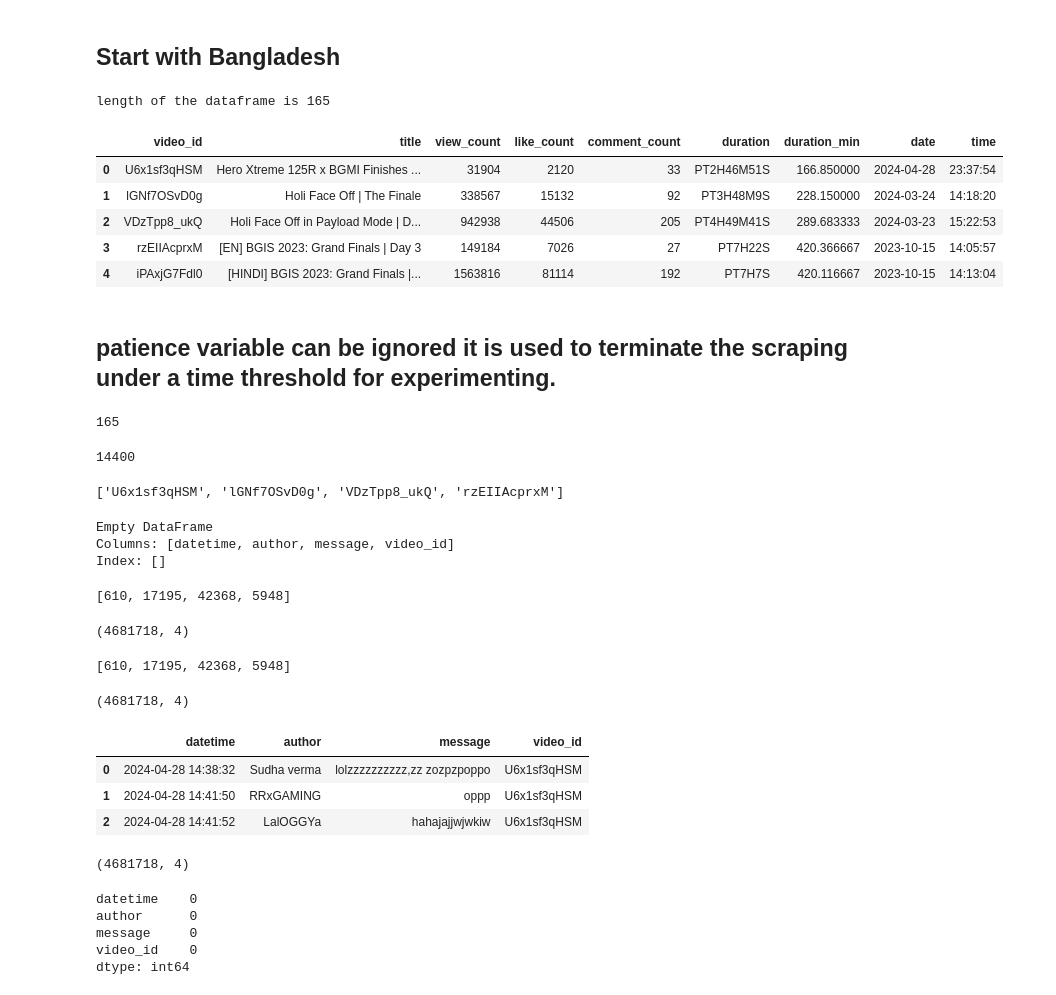
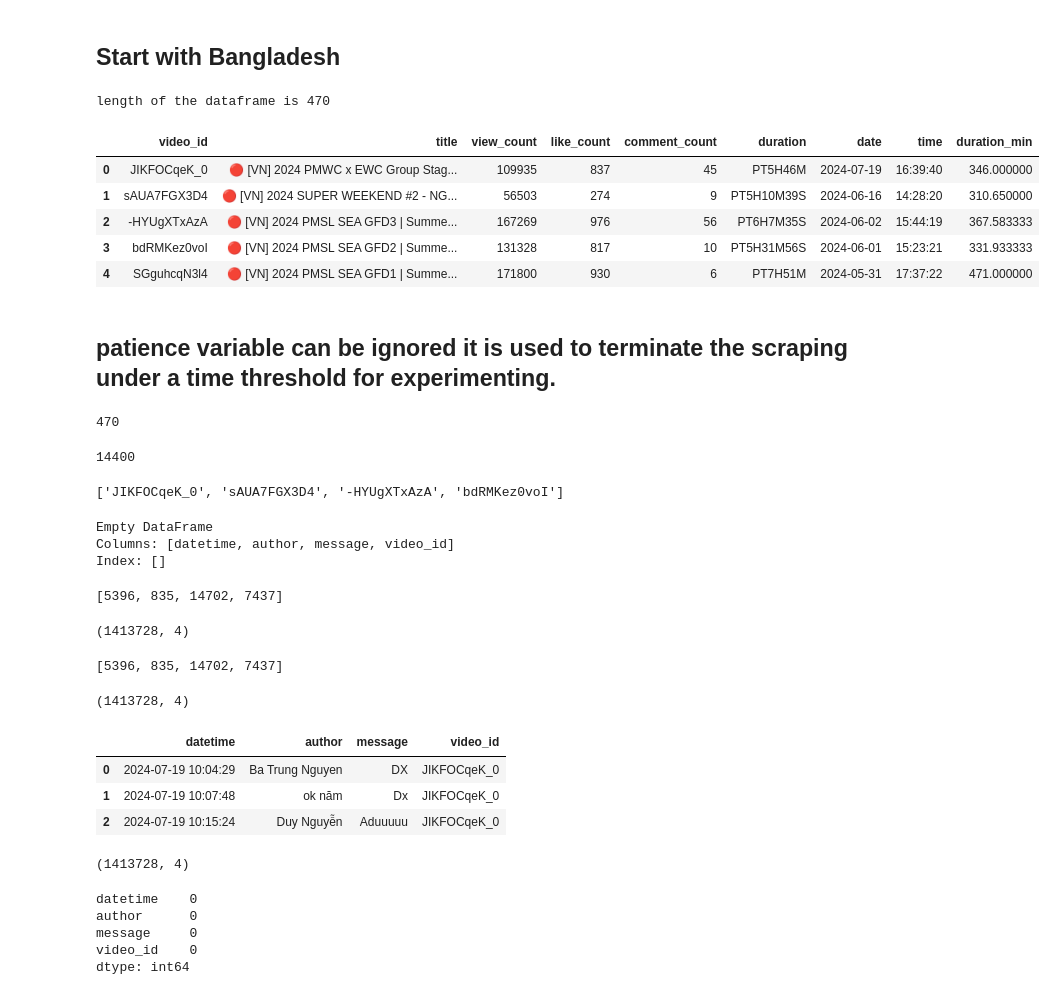
Before and after one commit to oitik/Esports-The-Future, a Jupyter notebook: live-chat-scrape-v2.ipynb, the cells around one changed output. Cells and saved outputs as stored; diff of their text form; code cells hidden in the pictures.

Commit message:
Kaggle Notebook | live_chat_scrape_v2 | vietnam all live chat

```diff
--- a/live-chat-scrape-v2.ipynb
+++ b/live-chat-scrape-v2.ipynb
@@ -133,19 +133,19 @@ df.shape
 # %% [markdown]
 ## Start with Bangladesh
 # %%
-bd_vinfo = pd.read_csv('/kaggle/input/esports-data/video_information/indiav2_video_info.csv')
+bd_vinfo = pd.read_csv('/kaggle/input/esports-data/video_information/vietnam_video_info.csv')
 
 print(f'length of the dataframe is {len(bd_vinfo)}')
 
 bd_vinfo.head(5)
 # %% [output]
-length of the dataframe is 165
+length of the dataframe is 470
-|  | video_id | title | view_count | like_count | comment_count | duration | duration_min | date | time |
-| 0 | U6x1sf3qHSM | Hero Xtreme 125R x BGMI Finishes ... | 31904 | 2120 | 33 | PT2H46M51S | 166.850000 | 2024-04-28 | 23:37:54 |
-| 1 | lGNf7OSvD0g | Holi Face Off | The Finale | 338567 | 15132 | 92 | PT3H48M9S | 228.150000 | 2024-03-24 | 14:18:20 |
-| 2 | VDzTpp8_ukQ | Holi Face Off in Payload Mode | D... | 942938 | 44506 | 205 | PT4H49M41S | 289.683333 | 2024-03-23 | 15:22:53 |
-| 3 | rzEIIAcprxM | [EN] BGIS 2023: Grand Finals | Day 3 | 149184 | 7026 | 27 | PT7H22S | 420.366667 | 2023-10-15 | 14:05:57 |
-| 4 | iPAxjG7Fdl0 | [HINDI] BGIS 2023: Grand Finals |... | 1563816 | 81114 | 192 | PT7H7S | 420.116667 | 2023-10-15 | 14:13:04 |
+|  | video_id | title | view_count | like_count | comment_count | duration | date | time | duration_min |
+| 0 | JIKFOCqeK_0 | 🔴 [VN] 2024 PMWC x EWC Group Stag... | 109935 | 837 | 45 | PT5H46M | 2024-07-19 | 16:39:40 | 346.000000 |
+| 1 | sAUA7FGX3D4 | 🔴 [VN] 2024 SUPER WEEKEND #2 - NG... | 56503 | 274 | 9 | PT5H10M39S | 2024-06-16 | 14:28:20 | 310.650000 |
+| 2 | -HYUgXTxAzA | 🔴 [VN] 2024 PMSL SEA GFD3 | Summe... | 167269 | 976 | 56 | PT6H7M35S | 2024-06-02 | 15:44:19 | 367.583333 |
+| 3 | bdRMKez0voI | 🔴 [VN] 2024 PMSL SEA GFD2 | Summe... | 131328 | 817 | 10 | PT5H31M56S | 2024-06-01 | 15:23:21 | 331.933333 |
+| 4 | SGguhcqN3l4 | 🔴 [VN] 2024 PMSL SEA GFD1 | Summe... | 171800 | 930 | 6 | PT7H51M | 2024-05-31 | 17:37:22 | 471.000000 |
 # %% [markdown]
 ## patience variable can be ignored it is used to terminate the scraping under a time threshold for experimenting.
 # %%
@@ -157,13 +157,13 @@ for i in range(len(bd_vinfo)):
 print(len(sconfigs))
 sconfigs[1].patience
 # %% [output]
-165
+470
 14400
 # %%
 video_ids = list(bd_vinfo['video_id'])
 video_ids[:4]
 # %% [output]
-['U6x1sf3qHSM', 'lGNf7OSvD0g', 'VDzTpp8_ukQ', 'rzEIIAcprxM']
+['JIKFOCqeK_0', 'sAUA7FGX3D4', '-HYUgXTxAzA', 'bdRMKez0voI']
 # %%
 ## keep an array to track the data frame length of each iteration
 
@@ -198,26 +198,26 @@ Index: []
 print(track[:4])
 main_df.shape
 # %% [output]
-[610, 17195, 42368, 5948]
+[5396, 835, 14702, 7437]
-(4681718, 4)
+(1413728, 4)
 # %%
 print(track[:4])
 main_df.shape
 # %% [output]
-[610, 17195, 42368, 5948]
+[5396, 835, 14702, 7437]
-(4681718, 4)
+(1413728, 4)
 # %%
 main_df.head(3)
 # %% [output]
 |  | datetime | author | message | video_id |
-| 0 | 2024-04-28 14:38:32 | Sudha verma | lolzzzzzzzzzz,zz zozpzpoppo | U6x1sf3qHSM |
-| 1 | 2024-04-28 14:41:50 | RRxGAMING | oppp | U6x1sf3qHSM |
-| 2 | 2024-04-28 14:41:52 | LalOGGYa | hahajajjwjwkiw | U6x1sf3qHSM |
+| 0 | 2024-07-19 10:04:29 | Ba Trung Nguyen | DX | JIKFOCqeK_0 |
+| 1 | 2024-07-19 10:07:48 | ok năm | Dx | JIKFOCqeK_0 |
+| 2 | 2024-07-19 10:15:24 | Duy Nguyễn | Aduuuuu | JIKFOCqeK_0 |
 # %%
 # main_df.drop_duplicates(inplace=True)
 main_df.shape
 # %% [output]
-(4681718, 4)
+(1413728, 4)
 # %%
 main_df.isna().sum()
 # %% [output]
```
Also changed, not shown: parts of 2 cells of this notebook.
